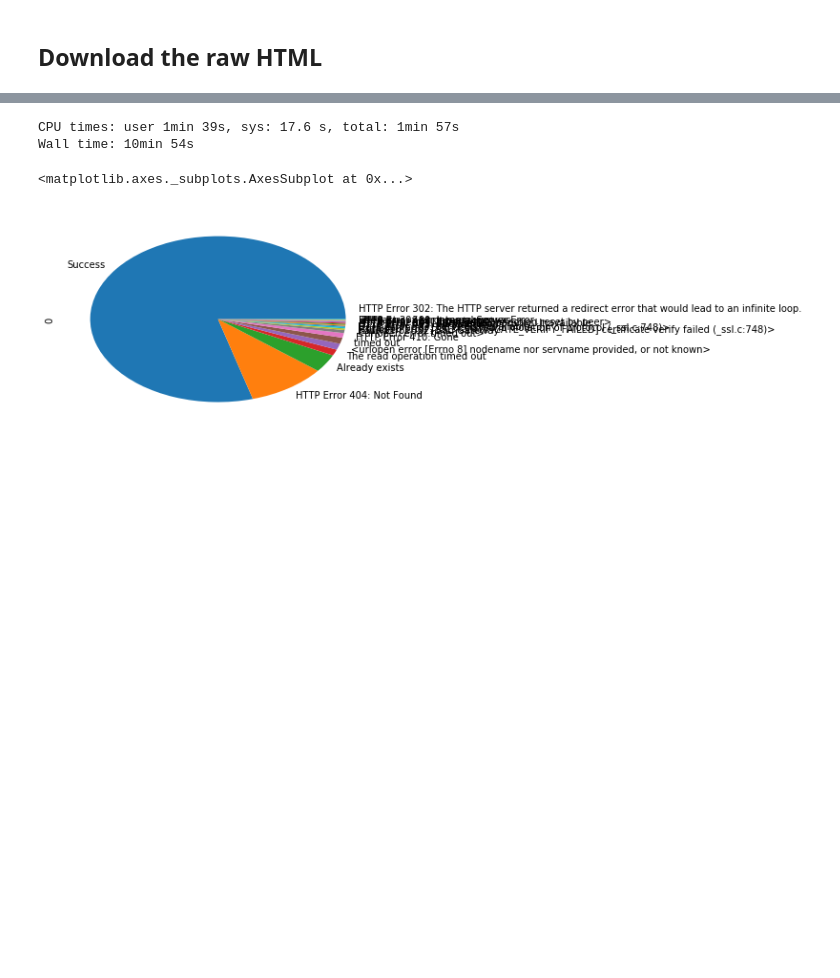
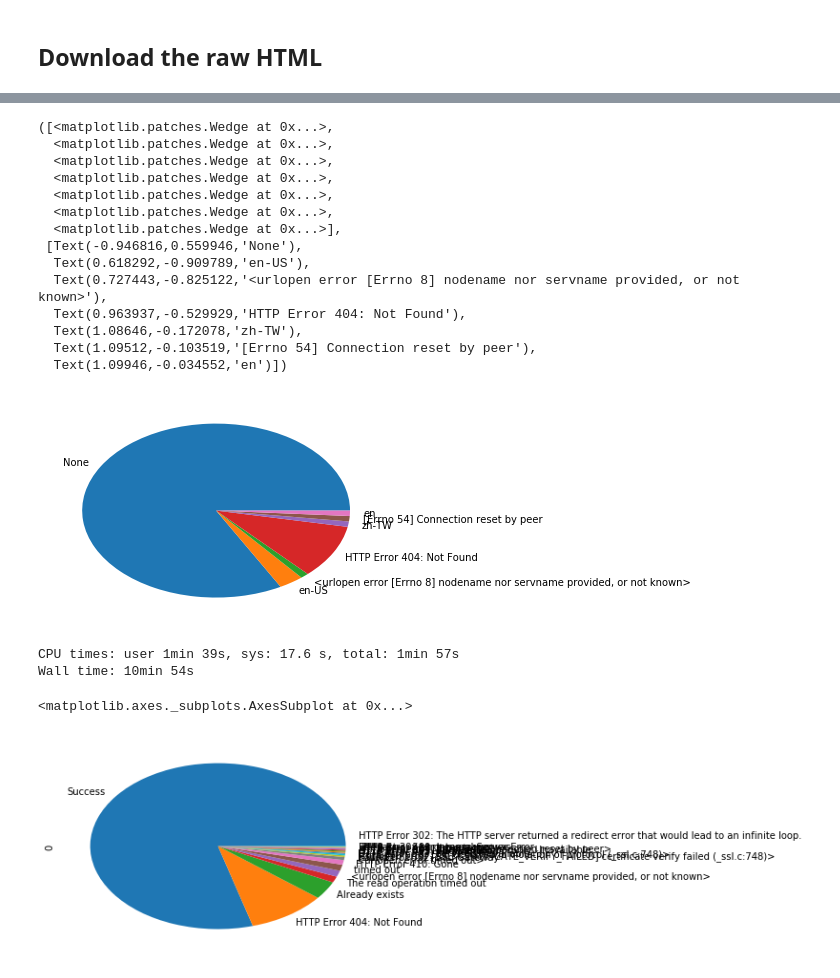
Before and after one commit to ClaasM/GDELTSocialVideo, a Jupyter notebook: notebooks/data/GDELT_VGKG/articles/Download.ipynb, the cells around one changed output, grey strips where cells are left out. Drawn from its saved outputs; the diff is of its cells as text; code cells hidden in the pictures; blank space fills up the shorter version.

```diff
--- a/notebooks/data/GDELT_VGKG/articles/Download.ipynb
+++ b/notebooks/data/GDELT_VGKG/articles/Download.ipynb
@@ -30,7 +33,7 @@ data_dir = "../../../../data/"
 ## Initialization
 # %%
 # Global configuration variables
-data_count = 5000 # The number of rows (=articles) to read
+data_count = 100 # The number of rows (=articles) to read
 
 # Read the first (of 7) parts of the dataset.
 with GzipFile(data_dir + '/external/vgkg-20160427-part1.csv.gz') as gzipfile:
@@ -46,3 +49,15 @@ df.head()
 | 4 | 20160322080000 | http://www.cronica.com.mx/notas/2... | http://www.cronica.com.mx/nimagen... | { "responses": [ { "labelAnnotati... |
 # %% [markdown]
 ## Download the raw HTML
+# %%
+%%time
+# Get Headers
+f = FloatProgress(min=0, max=data_count)
+display(f)
+pool = DummyPool(16) # using dummypool here because for whatever reason the other one doesn't get proper bandwidth
+results = list()
+for result in pool.imap(webpage.get_language_header, df.iterrows()):
+    f.value += 1
+    results.append(result)
+pool.close()
+pool.join()
@@ -49,3 +67,25 @@ df.head()
+# %%
+from collections import Counter
+counts = dict(Counter(results))
+#plt.pie(counts.values(), counts.keys())
+counts.values()
+plt.pie(list(counts.values()), labels=counts.keys())
+# %% [output]
+([<matplotlib.patches.Wedge at 0x...>,
+  <matplotlib.patches.Wedge at 0x...>,
+  <matplotlib.patches.Wedge at 0x...>,
+  <matplotlib.patches.Wedge at 0x...>,
+  <matplotlib.patches.Wedge at 0x...>,
+  <matplotlib.patches.Wedge at 0x...>,
+  <matplotlib.patches.Wedge at 0x...>],
+ [Text(-0.946816,0.559946,'None'),
+  Text(0.618292,-0.909789,'en-US'),
+  Text(0.727443,-0.825122,'<urlopen error [Errno 8] nodename nor servname provided, or not known>'),
+  Text(0.963937,-0.529929,'HTTP Error 404: Not Found'),
+  Text(1.08646,-0.172078,'zh-TW'),
+  Text(1.09512,-0.103519,'[Errno 54] Connection reset by peer'),
+  Text(1.09946,-0.034552,'en')])
+[figure, added]
 # %%
 %%time
 
```
Also changed, not shown: parts of 2 cells of this notebook, 7 other files.
